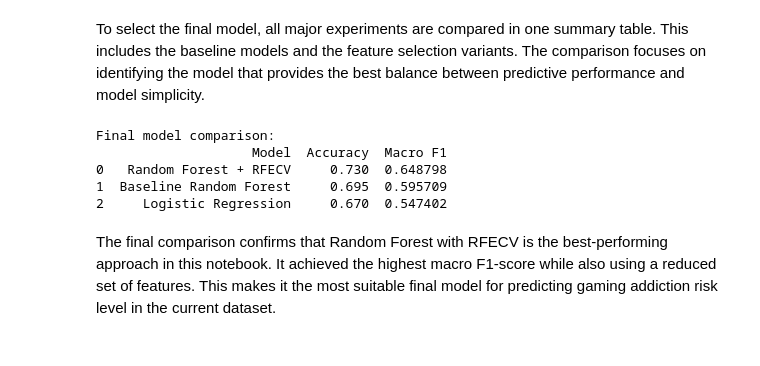
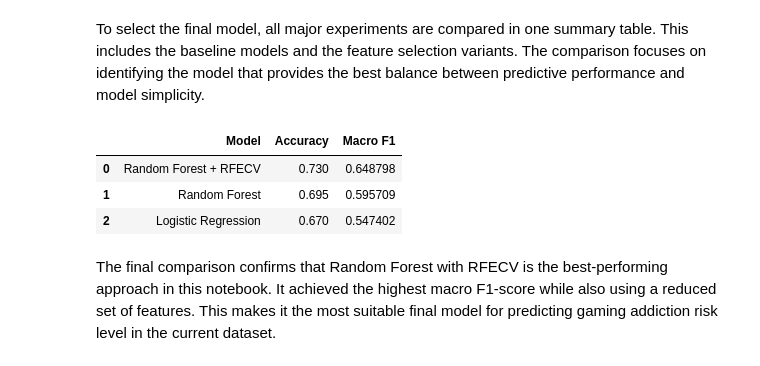
Before and after one commit to BorisTsankov/Security-Predictor, a Jupyter notebook: notebooks/03_modeling.ipynb, the cells around one changed output. Saved outputs shown, nothing was run; the diff lists cells and outputs as text; code cells hidden in the pictures.

```diff
--- a/notebooks/03_modeling.ipynb
+++ b/notebooks/03_modeling.ipynb
@@ -511,44 +511,37 @@ To select the final model, all major experiments are compared in one summary tab
 # %%
 from sklearn.metrics import accuracy_score, f1_score
 import pandas as pd
 
-results = []
+logreg_preds = logreg_model.predict(X_test)
+rf_preds = rf_model.predict(X_test)
+rfecv_preds = rfecv_model.predict(X_test)
 
-# Logistic Regression
-logreg_preds = logreg_model.predict(X_test)
-results.append({
-    "Model": "Logistic Regression",
-    "Accuracy": accuracy_score(y_test, logreg_preds),
-    "Macro F1": f1_score(y_test, logreg_preds, average="macro")
-})
+final_comparison_df = pd.DataFrame([
+    {
+        "Model": "Logistic Regression",
+        "Accuracy": accuracy_score(y_test, logreg_preds),
+        "Macro F1": f1_score(y_test, logreg_preds, average="macro")
+    },
+    {
+        "Model": "Random Forest",
+        "Accuracy": accuracy_score(y_test, rf_preds),
+        "Macro F1": f1_score(y_test, rf_preds, average="macro")
+    },
+    {
+        "Model": "Random Forest + RFECV",
+        "Accuracy": accuracy_score(y_test, rfecv_preds),
+        "Macro F1": f1_score(y_test, rfecv_preds, average="macro")
+    }
+])
 
-# Baseline Random Forest
-baseline_preds = baseline_model.predict(X_test)
-results.append({
-    "Model": "Baseline Random Forest",
-    "Accuracy": accuracy_score(y_test, baseline_preds),
-    "Macro F1": f1_score(y_test, baseline_preds, average="macro")
-})
-
-# Random Forest + RFECV
-rfecv_preds = rfecv_model.predict(X_test)
-results.append({
-    "Model": "Random Forest + RFECV",
-    "Accuracy": accuracy_score(y_test, rfecv_preds),
-    "Macro F1": f1_score(y_test, rfecv_preds, average="macro")
-})
-
-final_comparison_df = pd.DataFrame(results)
 final_comparison_df = final_comparison_df.sort_values("Macro F1", ascending=False).reset_index(drop=True)
 
-print("Final model comparison:")
-print(final_comparison_df)
+final_comparison_df
 # %% [output]
-Final model comparison:
-                    Model  Accuracy  Macro F1
-0   Random Forest + RFECV     0.730  0.648798
-1  Baseline Random Forest     0.695  0.595709
-2     Logistic Regression     0.670  0.547402
+|  | Model | Accuracy | Macro F1 |
+| 0 | Random Forest + RFECV | 0.730 | 0.648798 |
+| 1 | Random Forest | 0.695 | 0.595709 |
+| 2 | Logistic Regression | 0.670 | 0.547402 |
 # %% [markdown]
 The final comparison confirms that Random Forest with RFECV is the best-performing approach in this notebook. It achieved the highest macro F1-score while also using a reduced set of features. This makes it the most suitable final model for predicting gaming addiction risk level in the current dataset.
 # %% [markdown]
```
